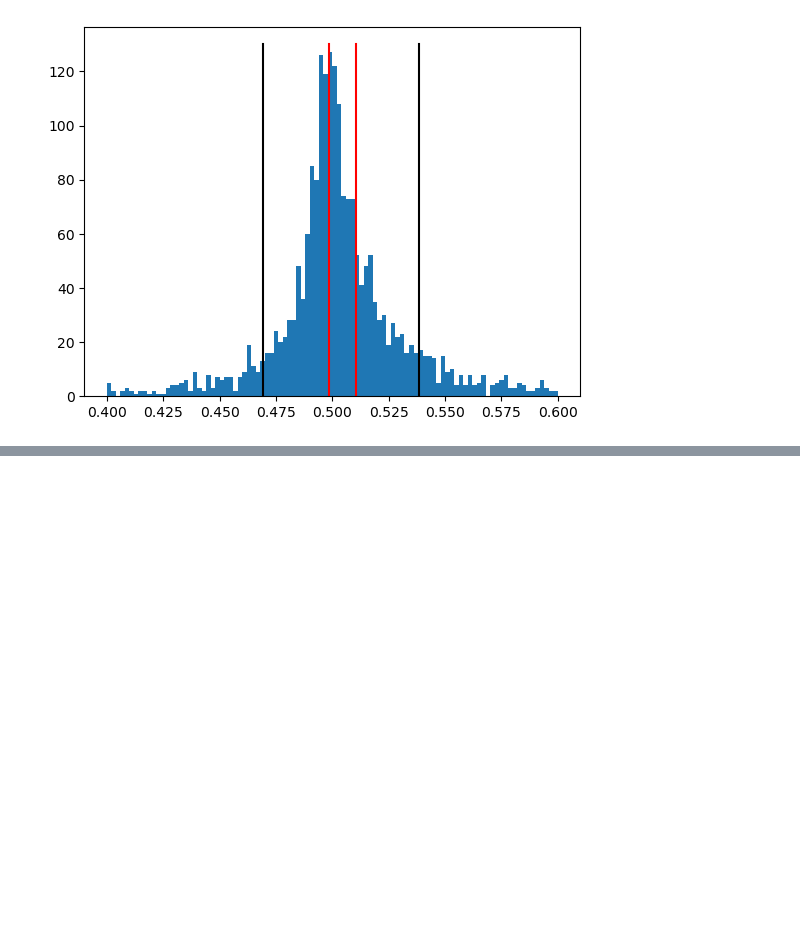
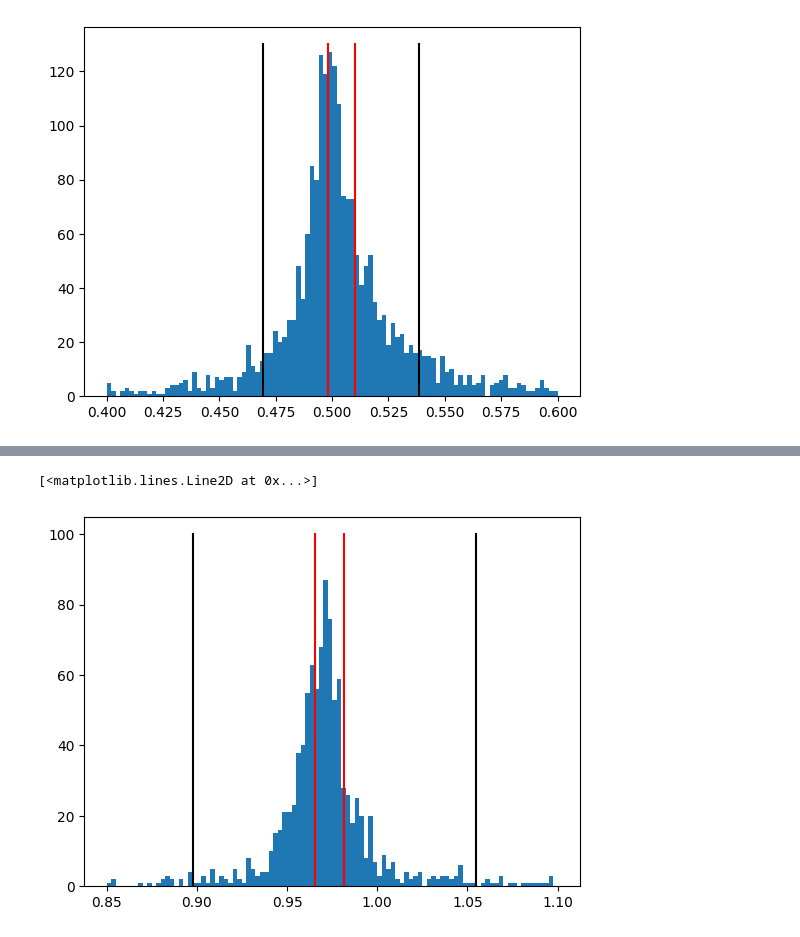
Before and after one commit to jeremiah-theisenschool/belhavencs, a Jupyter notebook: csc311/robot-analysis.ipynb, the cells around one changed output, grey strips where cells are left out. Cells and saved outputs as stored; diff of their text form; code cells hidden in the pictures; blank space fills up the shorter version.

```diff
--- a/csc311/robot-analysis.ipynb
+++ b/csc311/robot-analysis.ipynb
@@ -812,0 +813,11 @@ plt.plot(((np.mean(r2coefs[0 : 15]) - r2t1csd), (np.mean(r2coefs[0 : 15]) - r2t1
+# %%
+r2t2vsd = np.std(r2trimmedvelocitiestest2)
+r2t2csd = np.std(r2coefs[15 : 30])
+plt.hist(r2trimmedvelocitiestest2, range=(0.85, 1.1), bins=100)
+plt.plot(((np.mean(r2trimmedvelocitiestest2) + r2t2vsd), (np.mean(r2trimmedvelocitiestest2) + r2t2vsd)), (0, 100), 'black')
+plt.plot(((np.mean(r2trimmedvelocitiestest2 )- r2t2vsd), (np.mean(r2trimmedvelocitiestest2)) - r2t2vsd), (0, 100), 'black')
+plt.plot(((np.mean(r2coefs[15 : 30] ) + r2t2csd), (np.mean(r2coefs[15 : 30]) + r2t2csd)), (0, 100), 'red')
+plt.plot(((np.mean(r2coefs[15 : 30]) - r2t2csd), (np.mean(r2coefs[15 : 30]) - r2t2csd)), (0, 100), 'red')
+# %% [output]
+[<matplotlib.lines.Line2D at 0x...>]
+[figure, added]
```
Also changed, not shown: parts of 26 cells of this notebook.
